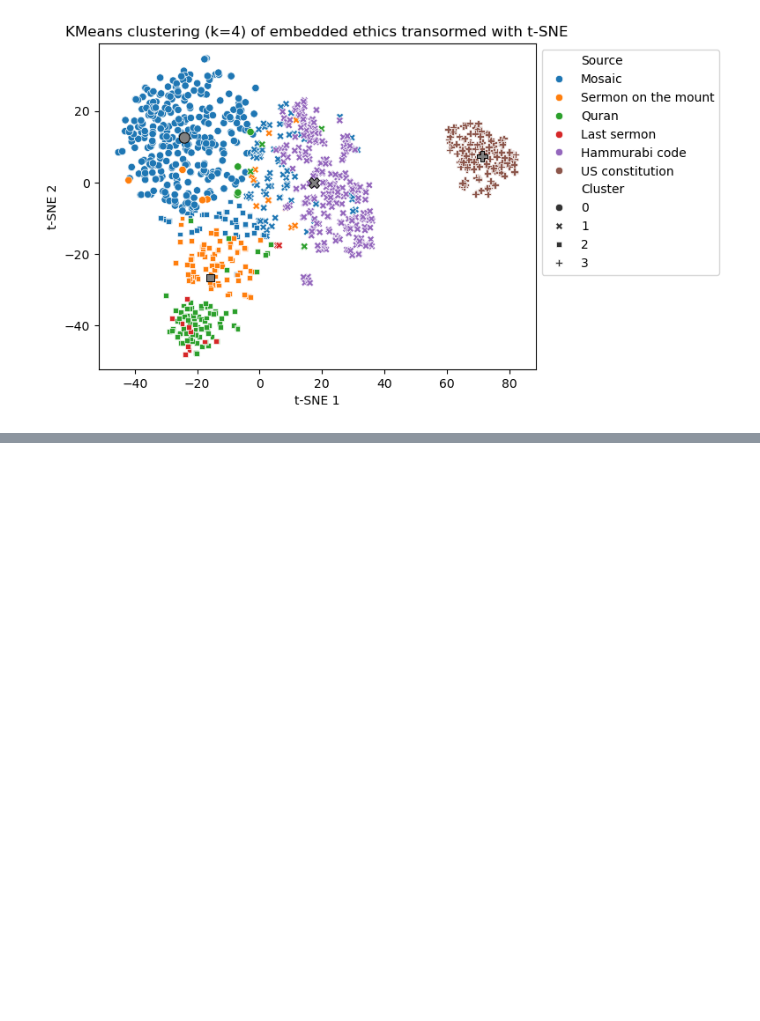
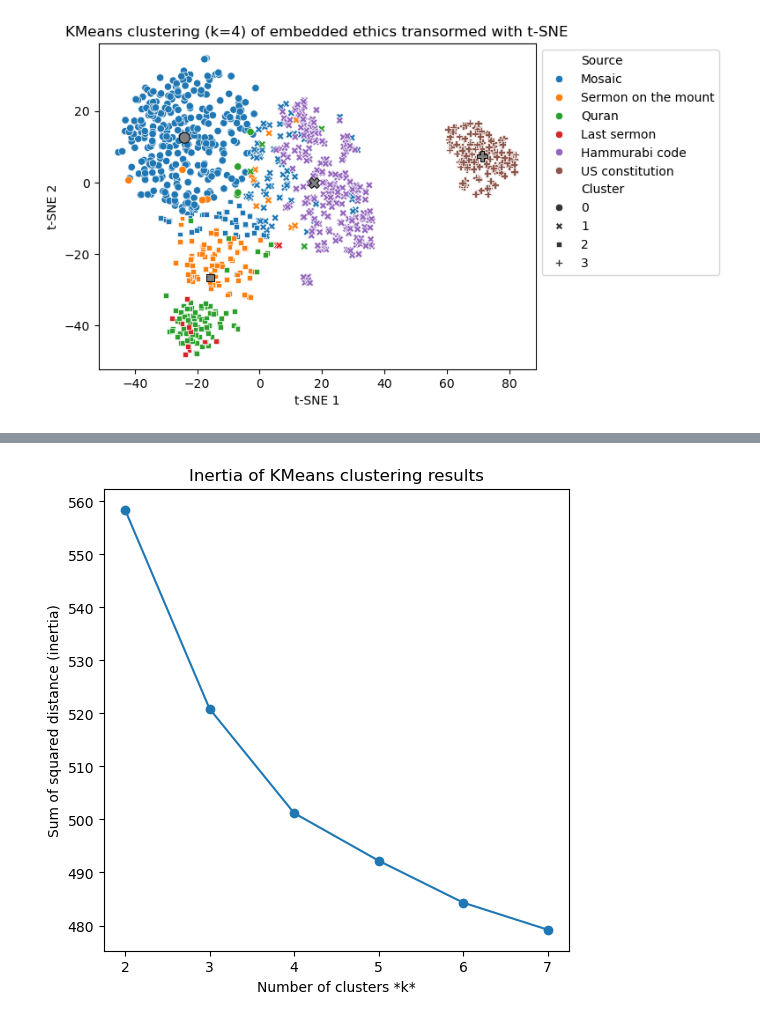
Before and after one commit to jdh33/secular-or-religious, a Jupyter notebook: notebooks/constitution_analysis.ipynb, the cells around one changed output, grey strips where cells are left out. Cells and saved outputs as stored; diff of their text form; code cells hidden in the pictures; blank space fills up the shorter version.

Commit message:
feat: model the embeddings directly with k-means

```diff
--- a/notebooks/constitution_analysis.ipynb
+++ b/notebooks/constitution_analysis.ipynb
@@ -926,7 +935,7 @@ n_clusters_to_test = [i for i in range(2, 8)]
 sum_of_sqr_distances = []
 silhouette_scores = []
 cluster_silhouette_scores = []
-homogeneity_completeness_v_measures = []
+v_measures = []
 for n_clusters in n_clusters_to_test:
     tc_df = tsne_clustering_df.copy()
 
@@ -945,7 +954,7 @@ for n_clusters in n_clusters_to_test:
     cluster_labels = km.predict(tc_df.reindex(['TSNE1', 'TSNE2'], axis=1))
     tc_df['cluster'] = cluster_labels
     sum_of_sqr_distances.append(km.inertia_)
-    homogeneity_completeness_v_measures.append(homogeneity_completeness_v_measure(tc_df['source'], tc_df['cluster']))
+    v_measures.append(v_measure_score(tc_df['source'], tc_df['cluster']))
     # The silhouette_score gives the average value for all the samples.
     # This gives a perspective into the density and separation of the formed
     # clusters.
@@ -1040,8 +1049,8 @@ Text(0, 0.5, 'Cluster label')
 <matplotlib.lines.Line2D at 0x...>
 ... (171 outputs left out)
 # %%
-for i, t in enumerate(homogeneity_completeness_v_measures):
-    f'{i + 2} clusters v-measure: {t[-1]:.3f}, silhouette average: {silhouette_scores[i]:.3f}, inertia: {sum_of_sqr_distances[i]:.3f}'
+for i, v in enumerate(v_measures):
+    f'{i + 2} clusters v-measure: {v:.3f}, silhouette average: {silhouette_scores[i]:.3f}, inertia: {sum_of_sqr_distances[i]:.3f}'
 # %% [output]
 '2 clusters v-measure: 0.480, silhouette average: 0.465, inertia: 689489.438'
 '3 clusters v-measure: 0.535, silhouette average: 0.432, inertia: 462972.562'
@@ -1167,0 +1205,27 @@ Text(0.5, 1.0, 'KMeans clustering (k=4) of embedded ethics transormed with t-SNE
+# %%
+# Modified from: https://scikit-learn.org/stable/auto_examples/cluster/plot_kmeans_silhouette_analysis.html
+n_clusters_to_test = [i for i in range(2, 8)]
+sum_of_sqr_distances = []
+silhouette_scores = []
+cluster_silhouette_scores = []
+v_measures = []
+for n_clusters in n_clusters_to_test:
+    tc_df = ethics_embeddings_dfs['clustering'].copy()
+
+    km = KMeans(n_clusters=n_clusters, random_state=kmeans_rand_state)
+    km.fit(tc_df)
+    cluster_labels = km.predict(tc_df)
+    tc_df['cluster'] = cluster_labels
+    sum_of_sqr_distances.append(km.inertia_)
+
+    tc_df = tc_df.merge(combined_df.reindex(['source'], axis=1), left_index=True, right_index=True)
+
+    v_measures.append(v_measure_score(tc_df['source'], tc_df['cluster']))
+    # The silhouette_score gives the average value for all the samples.
+    # This gives a perspective into the density and separation of the formed
+    # clusters.
+    silhouette_avg = silhouette_score(tc_df.drop(['source', 'cluster'], axis=1), tc_df['cluster'])
+    silhouette_scores.append(silhouette_avg)
+
+for i, v in enumerate(v_measures):
+    f'{i + 2} clusters v-measure: {v:.3f}, silhouette average: {silhouette_scores[i]:.3f}, inertia: {sum_of_sqr_distances[i]:.3f}'
@@ -1167,0 +1245,8 @@ Text(0.5, 1.0, 'KMeans clustering (k=4) of embedded ethics transormed with t-SNE
+# %%
+plt.figure(figsize=(6, 6))
+plt.plot(n_clusters_to_test, sum_of_sqr_distances, '-o')
+plt.title('Inertia of KMeans clustering results')
+plt.xlabel(r'Number of clusters *k*')
+plt.ylabel('Sum of squared distance (inertia)');
+# %% [output]
+[figure, added]
```
Also changed, not shown: parts of 24 cells of this notebook.
